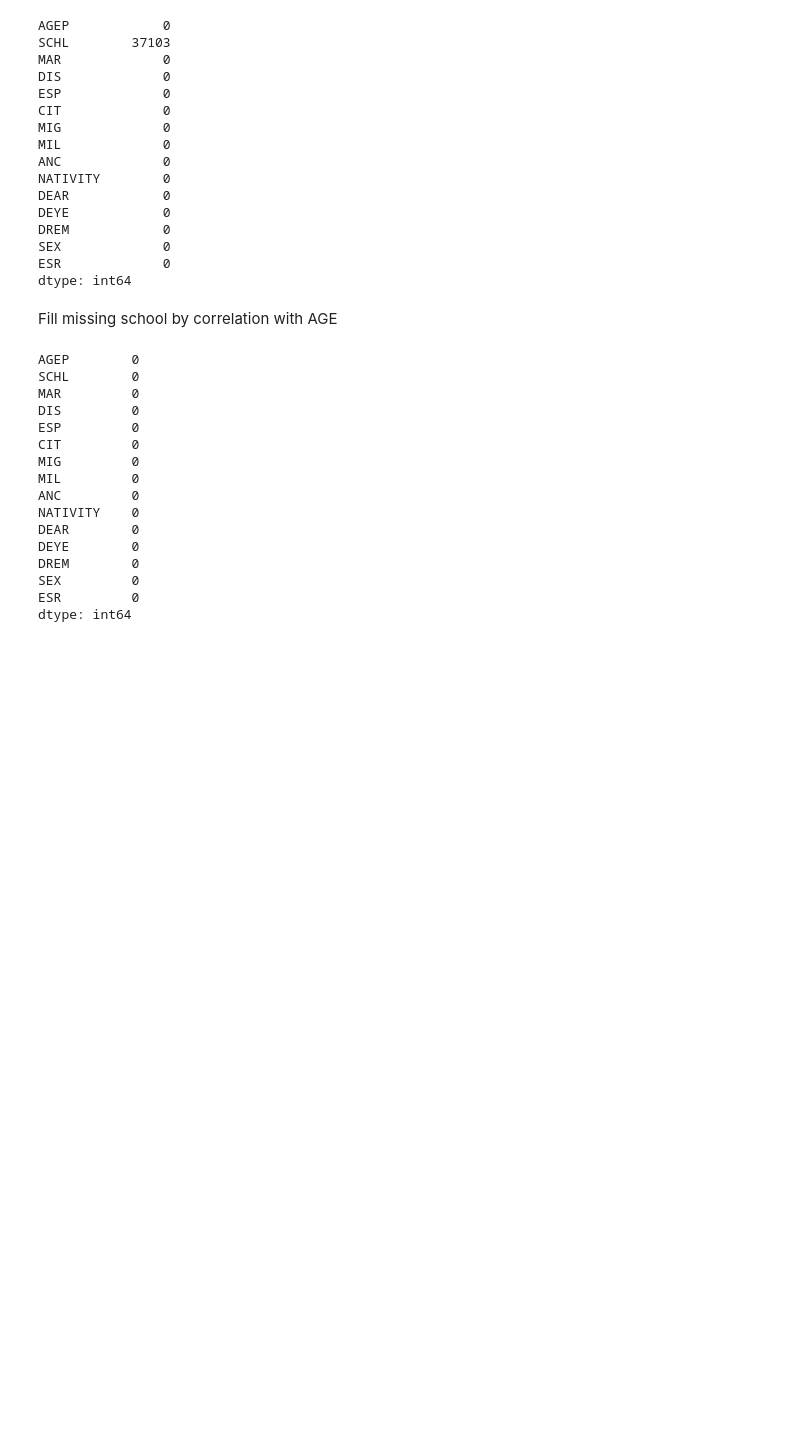
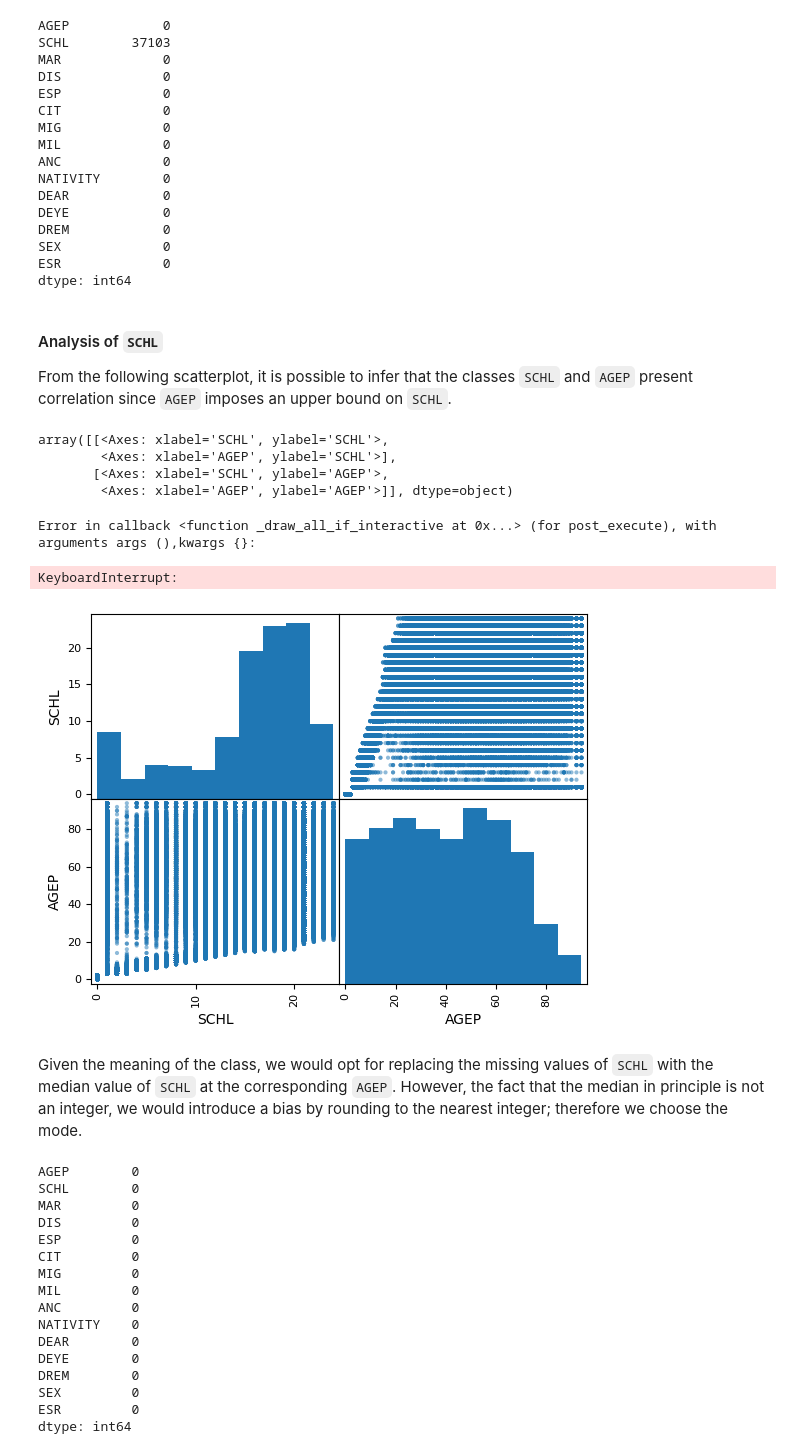
Before and after one commit to giocioc/IML-1, a Jupyter notebook: code/mainNotebook.ipynb, the cells around one changed output. Cells and saved outputs as stored; diff of their text form; code cells hidden in the pictures; blank space fills up the shorter version.

```diff
--- a/code/mainNotebook.ipynb
+++ b/code/mainNotebook.ipynb
@@ -214,9 +296,21 @@ SEX             0
 ESR             0
 dtype: int64
 # %% [markdown]
-Fill missing school by correlation with AGE
+#### Analysis of ``SCHL``
+
+From the following scatterplot, it is possible to infer that the classes ``SCHL`` and ``AGEP`` present correlation since ``AGEP`` imposes an upper bound on ``SCHL``.
 # %%
-#pd.plotting.scatter_matrix(data[['SCHL','AGEP']])
+pd.plotting.scatter_matrix(data[['SCHL','AGEP']])
+# %% [output]
+array([[<Axes: xlabel='SCHL', ylabel='SCHL'>,
+        <Axes: xlabel='AGEP', ylabel='SCHL'>],
+       [<Axes: xlabel='SCHL', ylabel='AGEP'>,
+        <Axes: xlabel='AGEP', ylabel='AGEP'>]], dtype=object)
+Error in callback <function _draw_all_if_interactive at 0x...> (for post_execute), with arguments args (),kwargs {}:
+KeyboardInterrupt:
+[figure, added]
+# %% [markdown]
+Given the meaning of the class, we would opt for replacing the missing values of ``SCHL`` with the median value of ``SCHL`` at the corresponding ``AGEP``. However, the fact that the median in principle is not an integer, we would introduce a bias by rounding to the nearest integer; therefore we choose the mode.
 # %%
 data['SCHL_mode']=data.groupby('AGEP')['SCHL'].transform(lambda x: x.mode().iloc[0])
 data['SCHL']=data['SCHL'].fillna(data['SCHL_mode'])
```
Also changed, not shown: parts of 75 cells of this notebook.
